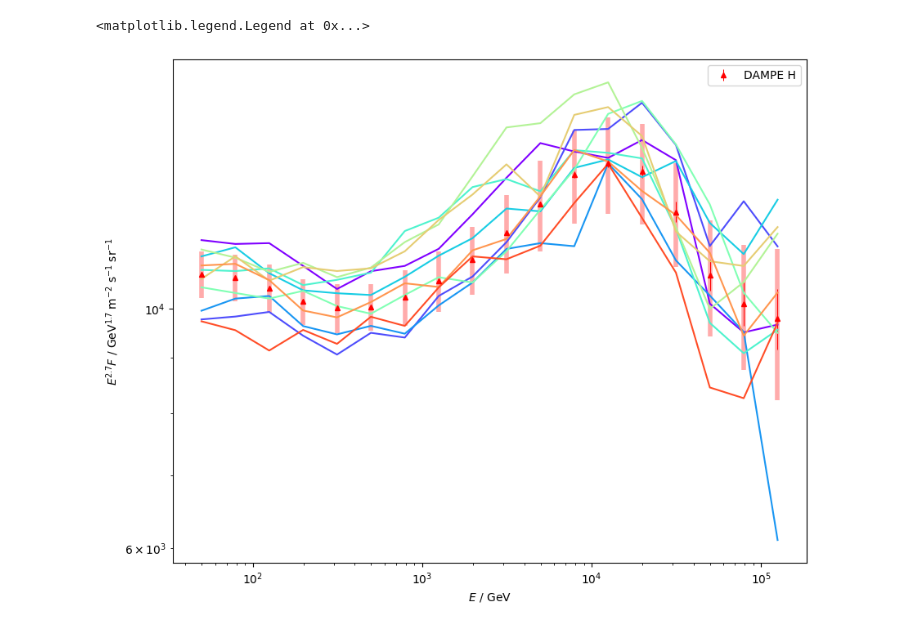
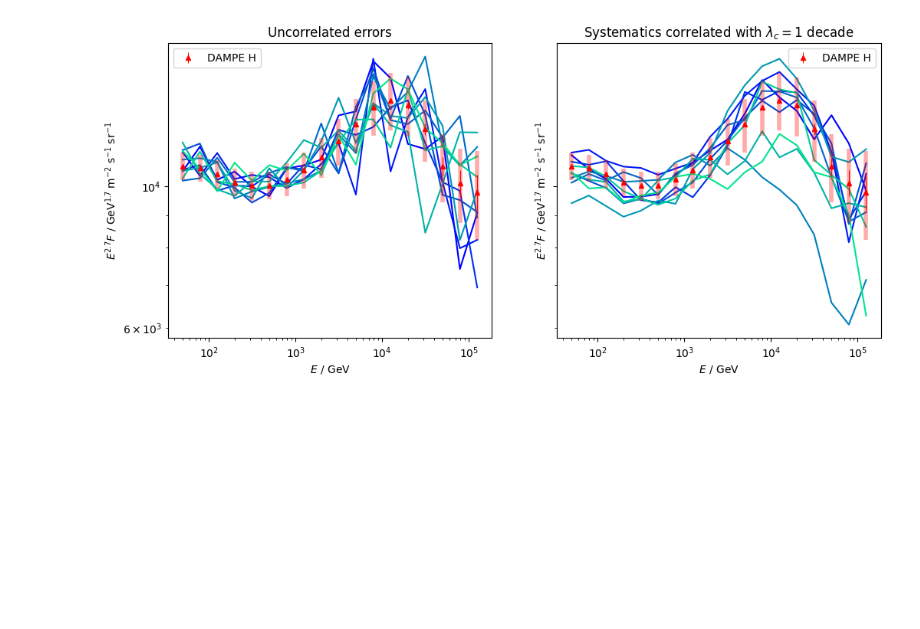
Before and after one commit to nj-vs-vh/EVA, a Jupyter notebook: scripts/error-correlations.ipynb, the cells around one changed output. Cells and saved outputs as stored; diff of their text form; code cells hidden in the pictures; blank space fills up the shorter version.

```diff
--- a/scripts/error-correlations.ipynb
+++ b/scripts/error-correlations.ipynb
@@ -53,21 +53,37 @@ from cr_knee_fit.fit_data import CRSpectrumData
 
 data = CRSpectrumData.load(exp=experiments.dampe, element=Element.H, R_bounds=(0, np.inf))
 # %%
-fig, ax = plt.subplots(figsize=(10, 8))
+fig, axes = plt.subplots(ncols=2, figsize=(12, 5), sharex=True, sharey=True)
 
 scale = 2.7
-data.plot(scale=scale, ax=ax)
 
-cov = data.d.err_cov(corr_length=1.0)
-mu = data.d.y
-n_samples = 10
-for i_smpl in range(n_samples):
-    sample = np.random.multivariate_normal(mean=mu, cov=cov)
-    ax.plot(data.d.x, data.d.scale_factor(scale) * sample, "-", color=cmap(i_smpl / n_samples))
+for idx, ax in enumerate(axes):
+    data.plot(scale=scale, ax=ax)
 
-ax.set_xscale("log")
-ax.set_yscale("log")
-ax.legend()
+    if idx == 0:
+        corr_length = 0.01
+        ax.set_title("Uncorrelated errors")
+    else:
+        corr_length = 1.0
+        ax.set_title(f"Systematics correlated with $\\lambda_c = {corr_length:.2g}$ decade")
+
+    cov = data.d.err_cov(corr_length=corr_length)
+    mu = data.d.y
+    n_samples = 10
+    cmap = matplotlib.colormaps["winter"]
+    for i_smpl in range(n_samples):
+        sample = np.random.multivariate_normal(mean=mu, cov=cov)
+        ax.plot(
+            data.d.x,
+            data.d.scale_factor(scale) * sample,
+            "-",
+            color=cmap(i_smpl / n_samples),
+            zorder=-1,
+        )
+
+for ax in axes:
+    ax.set_xscale("log")
+    ax.set_yscale("log")
+    ax.legend()
 # %% [output]
-<matplotlib.legend.Legend at 0x...>
-[figure, old version]
+[figure, new version]
```
Also changed, not shown: parts of 1 cell of this notebook, 2 other files.
